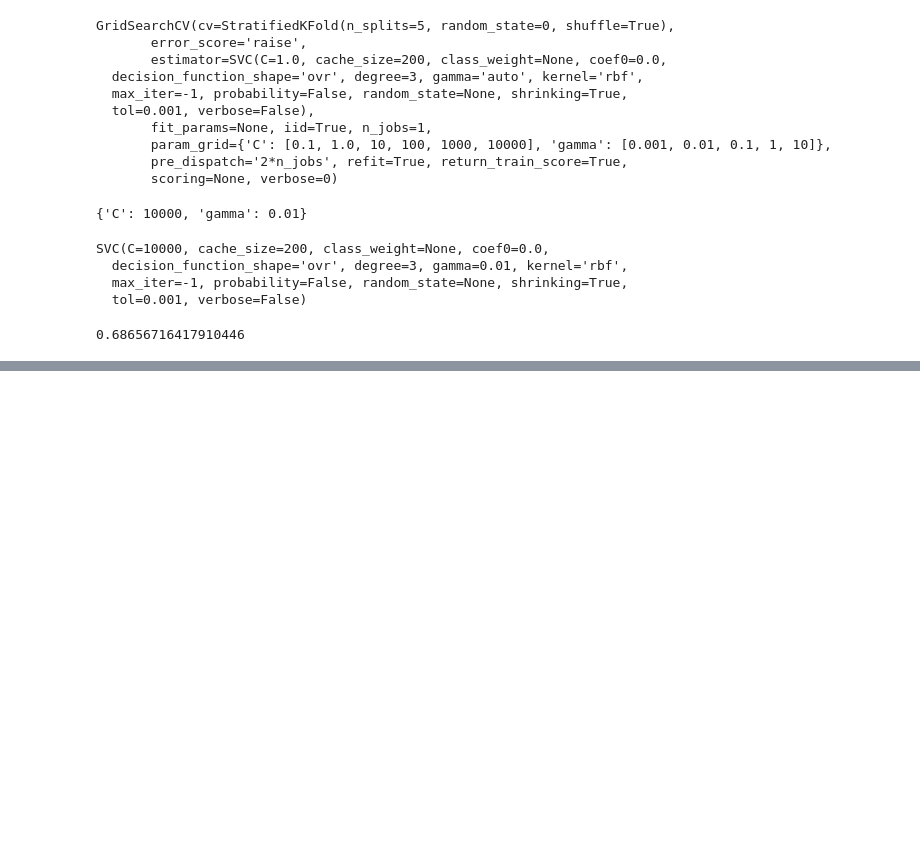
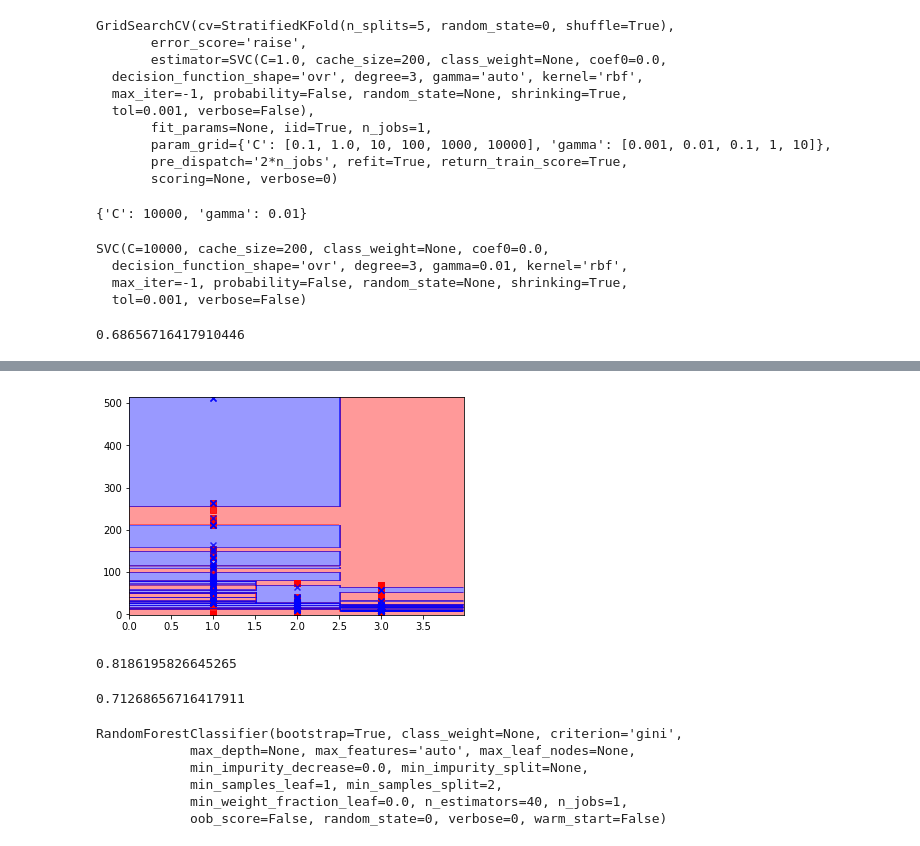
Before and after one commit to kentaromatsuura/haitsclass-tasks, a Jupyter notebook: 分類課題_kentaromatsuura.ipynb, the cells around one changed output, grey strips where cells are left out. Saved outputs shown, nothing was run; the diff lists cells and outputs as text; code cells hidden in the pictures; blank space fills up the shorter version.

```diff
--- a/分類課題_kentaromatsuura.ipynb
+++ b/分類課題_kentaromatsuura.ipynb
@@ -221,0 +254,24 @@ rbf_svm.score(X_1_test, y_1_test)
+# %%
+plot_decision_regions(X_1_train, y_1_train, tree_1)
+# %% [output]
+[figure, added]
+# %%
+tree_1.score(X_1_train, y_1_train)
+# %% [output]
+0.8186195826645265
+# %%
+tree_1.score(X_1_test, y_1_test)
+#過学習しているので、ランダムフォレストと勾配ブースティングを用いてチューニングもしてみる
+# %% [output]
+0.71268656716417911
+# %%
+from sklearn.ensemble import RandomForestClassifier
+rfc_1 = RandomForestClassifier(random_state=0, n_estimators=40)
+rfc_1.fit(X_1_train, y_1_train)
+# %% [output]
+RandomForestClassifier(bootstrap=True, class_weight=None, criterion='gini',
+            max_depth=None, max_features='auto', max_leaf_nodes=None,
+            min_impurity_decrease=0.0, min_impurity_split=None,
+            min_samples_leaf=1, min_samples_split=2,
+            min_weight_fraction_leaf=0.0, n_estimators=40, n_jobs=1,
+            oob_score=False, random_state=0, verbose=0, warm_start=False)
```
Also changed, not shown: parts of 46 cells of this notebook.
